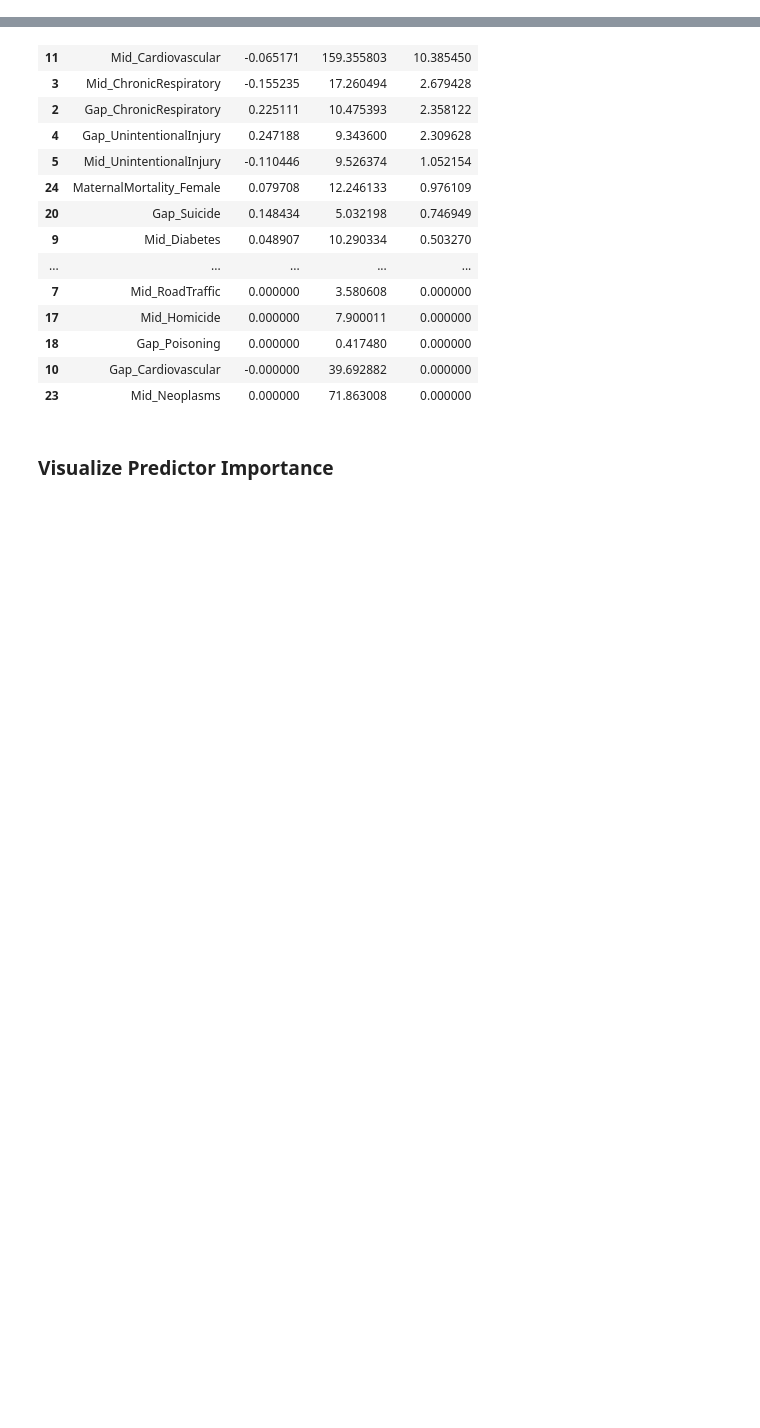
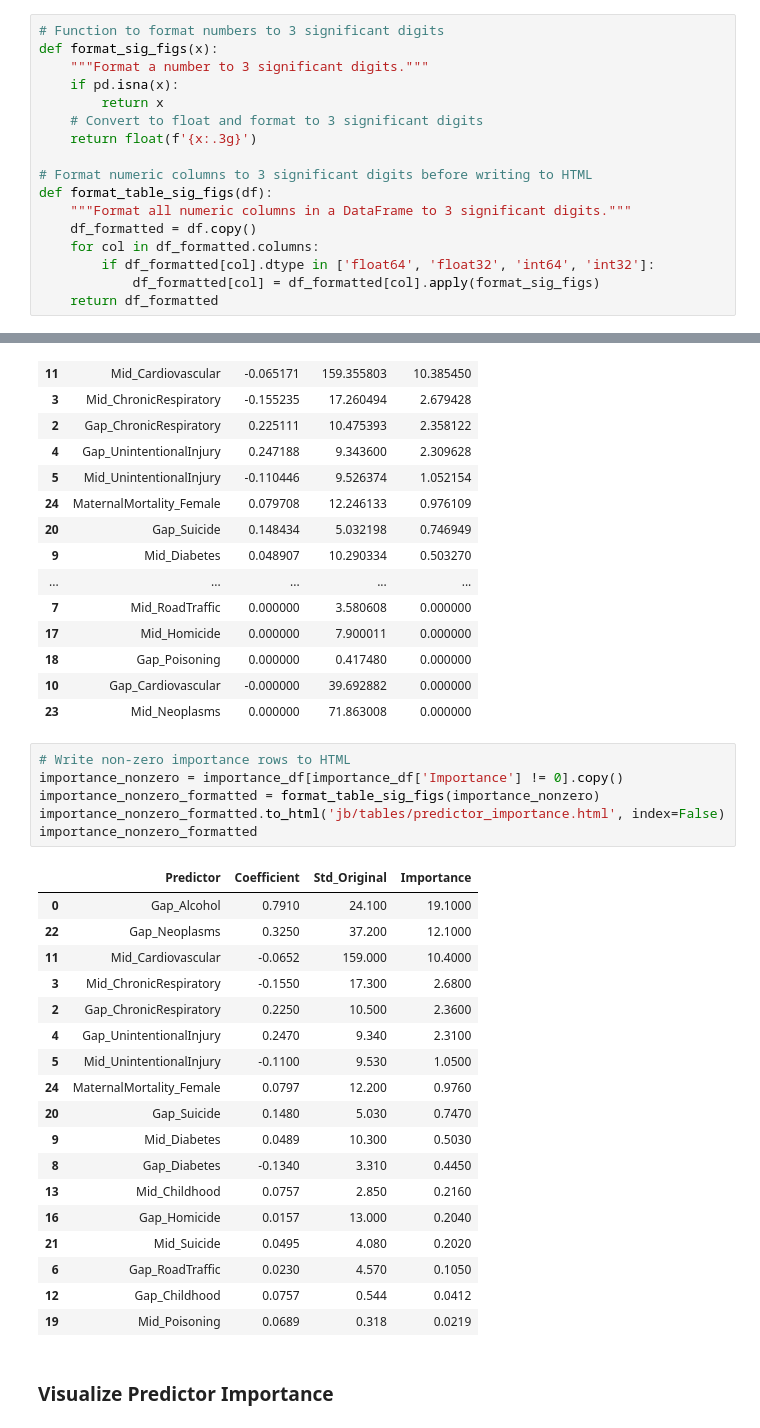
Before and after one commit to AllenDowney/EqualityWEF, a Jupyter notebook: HALE/model2.ipynb, the cells around one changed output, grey strips where cells are left out. Saved outputs shown, nothing was run; the diff lists cells and outputs as text; blank space fills up the shorter version.

```diff
--- a/HALE/model2.ipynb
+++ b/HALE/model2.ipynb
@@ -9,4 +9,21 @@ import matplotlib.pyplot as plt
 from utils import decorate, underride, configure_plot_style, AIBM_COLORS, code_to_who_country, code_to_wef_country
 
 configure_plot_style()
+# %%
+# Function to format numbers to 3 significant digits
+def format_sig_figs(x):
+    """Format a number to 3 significant digits."""
+    if pd.isna(x):
+        return x
+    # Convert to float and format to 3 significant digits
+    return float(f'{x:.3g}')
+
+# Format numeric columns to 3 significant digits before writing to HTML
+def format_table_sig_figs(df):
+    """Format all numeric columns in a DataFrame to 3 significant digits."""
+    df_formatted = df.copy()
+    for col in df_formatted.columns:
+        if df_formatted[col].dtype in ['float64', 'float32', 'int64', 'int32']:
+            df_formatted[col] = df_formatted[col].apply(format_sig_figs)
+    return df_formatted
 # %% [markdown]
@@ -421,6 +476,31 @@ importance_df
 | 18 | Gap_Poisoning | 0.000000 | 0.417480 | 0.000000 |
 | 10 | Gap_Cardiovascular | -0.000000 | 39.692882 | 0.000000 |
 | 23 | Mid_Neoplasms | 0.000000 | 71.863008 | 0.000000 |
+# %%
+# Write non-zero importance rows to HTML
+importance_nonzero = importance_df[importance_df['Importance'] != 0].copy()
+importance_nonzero_formatted = format_table_sig_figs(importance_nonzero)
+importance_nonzero_formatted.to_html('jb/tables/predictor_importance.html', index=False)
+importance_nonzero_formatted
+# %% [output]
+|  | Predictor | Coefficient | Std_Original | Importance |
+| 0 | Gap_Alcohol | 0.7910 | 24.100 | 19.1000 |
+| 22 | Gap_Neoplasms | 0.3250 | 37.200 | 12.1000 |
+| 11 | Mid_Cardiovascular | -0.0652 | 159.000 | 10.4000 |
+| 3 | Mid_ChronicRespiratory | -0.1550 | 17.300 | 2.6800 |
+| 2 | Gap_ChronicRespiratory | 0.2250 | 10.500 | 2.3600 |
+| 4 | Gap_UnintentionalInjury | 0.2470 | 9.340 | 2.3100 |
+| 5 | Mid_UnintentionalInjury | -0.1100 | 9.530 | 1.0500 |
+| 24 | MaternalMortality_Female | 0.0797 | 12.200 | 0.9760 |
+| 20 | Gap_Suicide | 0.1480 | 5.030 | 0.7470 |
+| 9 | Mid_Diabetes | 0.0489 | 10.300 | 0.5030 |
+| 8 | Gap_Diabetes | -0.1340 | 3.310 | 0.4450 |
+| 13 | Mid_Childhood | 0.0757 | 2.850 | 0.2160 |
+| 16 | Gap_Homicide | 0.0157 | 13.000 | 0.2040 |
+| 21 | Mid_Suicide | 0.0495 | 4.080 | 0.2020 |
+| 6 | Gap_RoadTraffic | 0.0230 | 4.570 | 0.1050 |
+| 12 | Gap_Childhood | 0.0757 | 0.544 | 0.0412 |
+| 19 | Mid_Poisoning | 0.0689 | 0.318 | 0.0219 |
 # %% [markdown]
 ### Visualize Predictor Importance
 # %%
```
Also changed, not shown: parts of 33 cells of this notebook, 2 other files.
